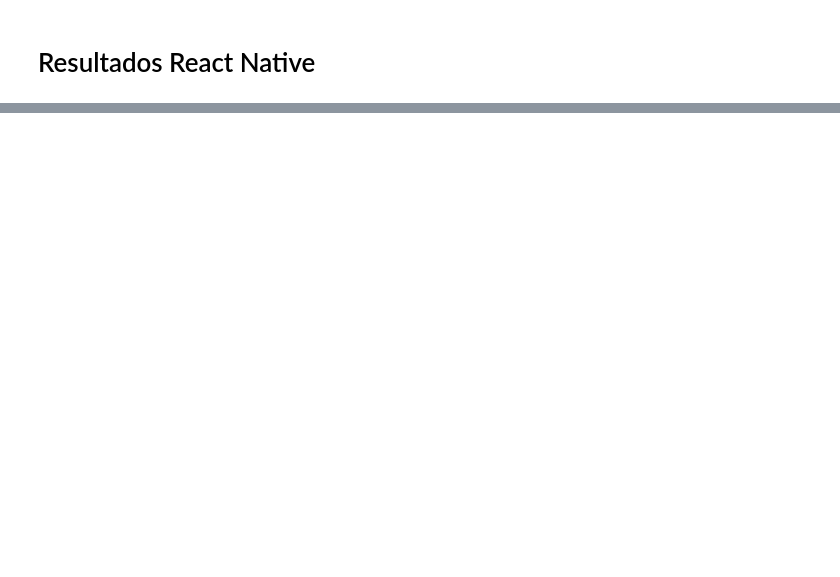
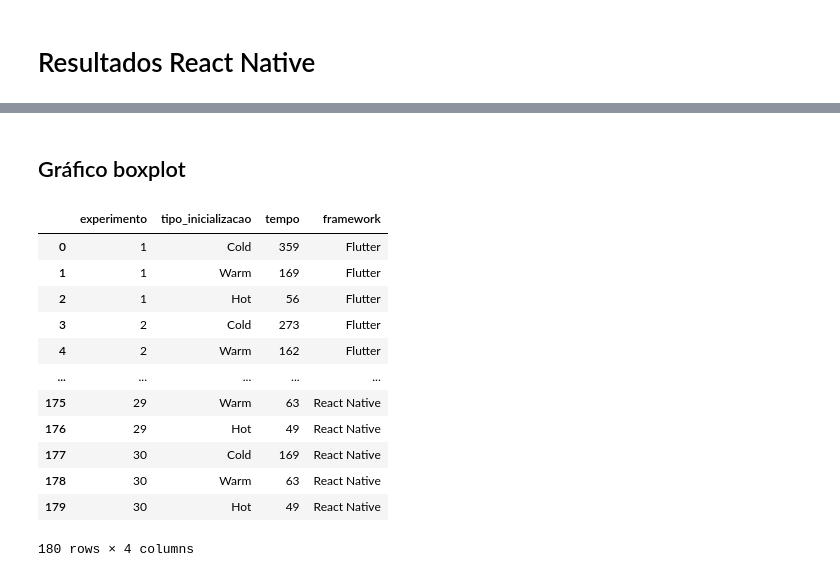
Before and after one commit to romulo-souza/TCCrepo, a Jupyter notebook: Scripts_Python/Tempo_Ini/analiseTempoIni.ipynb, the cells around one changed output, grey strips where cells are left out. Drawn from its saved outputs; the diff is of its cells as text; code cells hidden in the pictures; blank space fills up the shorter version.

```diff
--- a/Scripts_Python/Tempo_Ini/analiseTempoIni.ipynb
+++ b/Scripts_Python/Tempo_Ini/analiseTempoIni.ipynb
@@ -73,0 +82,27 @@ df_rn_media
+# %% [markdown]
+## Gráfico boxplot
+# %%
+# identificar frameworks
+df_flutter["framework"] = "Flutter"
+df_rn["framework"] = "React Native"
+
+# concatenar em um único df
+df_all = pd.concat([df_flutter, df_rn], ignore_index=True)
+
+# deixar a primeira letra maiúscula para o tipo de inicialização
+df_all['tipo_inicializacao'] = df_all["tipo_inicializacao"].str.capitalize()
+df_all
+# %% [output]
+|  | experimento | tipo_inicializacao | tempo | framework |
+| 0 | 1 | Cold | 359 | Flutter |
+| 1 | 1 | Warm | 169 | Flutter |
+| 2 | 1 | Hot | 56 | Flutter |
+| 3 | 2 | Cold | 273 | Flutter |
+| 4 | 2 | Warm | 162 | Flutter |
+| ... | ... | ... | ... | ... |
+| 175 | 29 | Warm | 63 | React Native |
+| 176 | 29 | Hot | 49 | React Native |
+| 177 | 30 | Cold | 169 | React Native |
+| 178 | 30 | Warm | 63 | React Native |
+| 179 | 30 | Hot | 49 | React Native |
+180 rows × 4 columns
```
Also changed, not shown: parts of 8 cells of this notebook.
